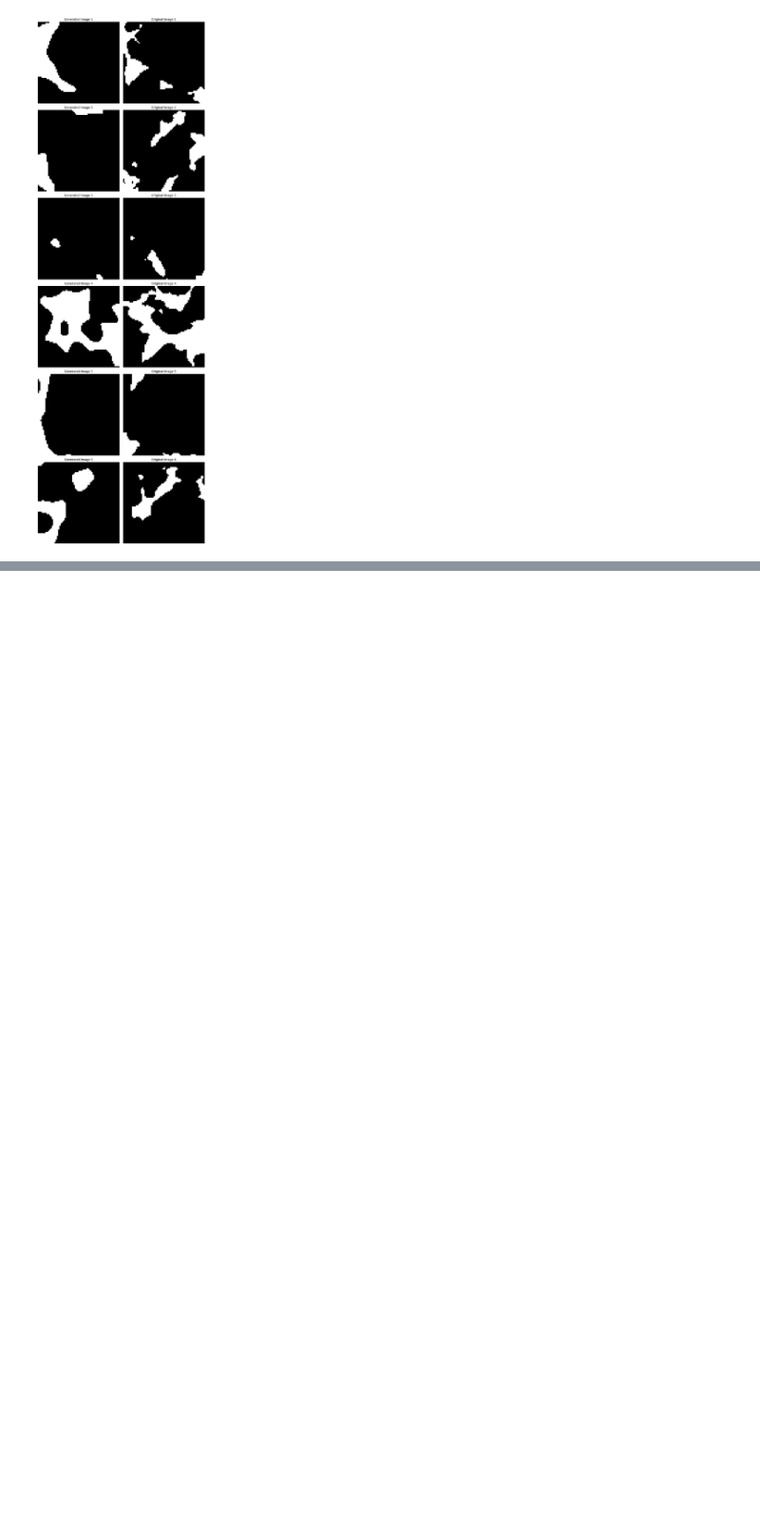
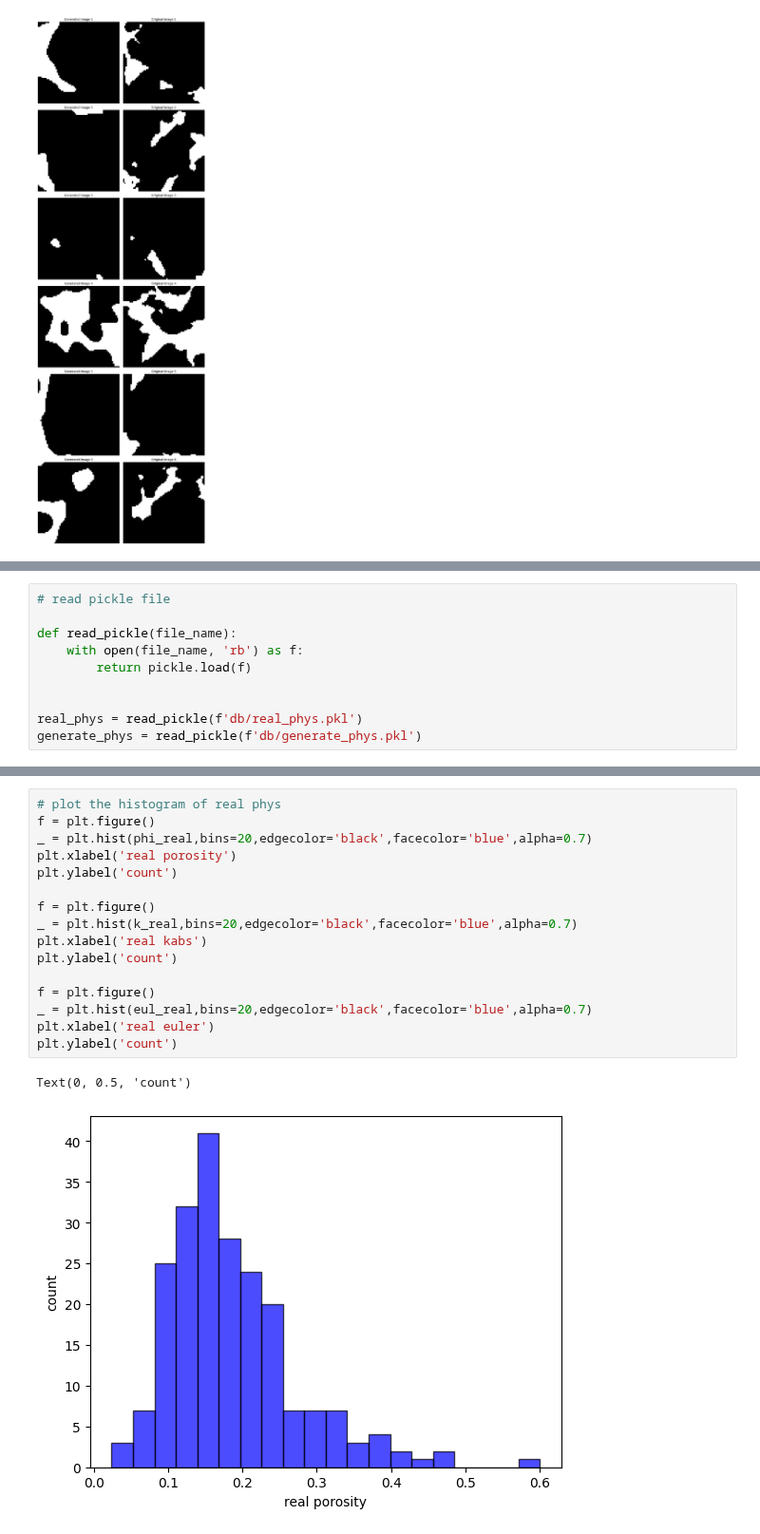
Before and after one commit to ZihanRen/poretransformer, a Jupyter notebook: lpu3dnet/eval/quick_check.ipynb, the cells around one changed output, grey strips where cells are left out. Shown at 95% size. Drawn from its saved outputs; the diff is of its cells as text; blank space fills up the shorter version.

```diff
--- a/lpu3dnet/eval/quick_check.ipynb
+++ b/lpu3dnet/eval/quick_check.ipynb
@@ -304,0 +307,10 @@ compare_images(decode_img,img_matrix)
+# %%
+# read pickle file
+
+def read_pickle(file_name):
+    with open(file_name, 'rb') as f:
+        return pickle.load(f)
+
+
+real_phys = read_pickle(f'db/real_phys.pkl')
+generate_phys = read_pickle(f'db/generate_phys.pkl')
@@ -304,0 +358,19 @@ compare_images(decode_img,img_matrix)
+# %%
+# plot the histogram of real phys
+f = plt.figure()
+_ = plt.hist(phi_real,bins=20,edgecolor='black',facecolor='blue',alpha=0.7)
+plt.xlabel('real porosity')
+plt.ylabel('count')
+
+f = plt.figure()
+_ = plt.hist(k_real,bins=20,edgecolor='black',facecolor='blue',alpha=0.7)
+plt.xlabel('real kabs')
+plt.ylabel('count')
+
+f = plt.figure()
+_ = plt.hist(eul_real,bins=20,edgecolor='black',facecolor='blue',alpha=0.7)
+plt.xlabel('real euler')
+plt.ylabel('count')
+# %% [output]
+Text(0, 0.5, 'count')
+[figure, added]
```
Also changed, not shown: parts of 6 cells of this notebook, 3 other files.
